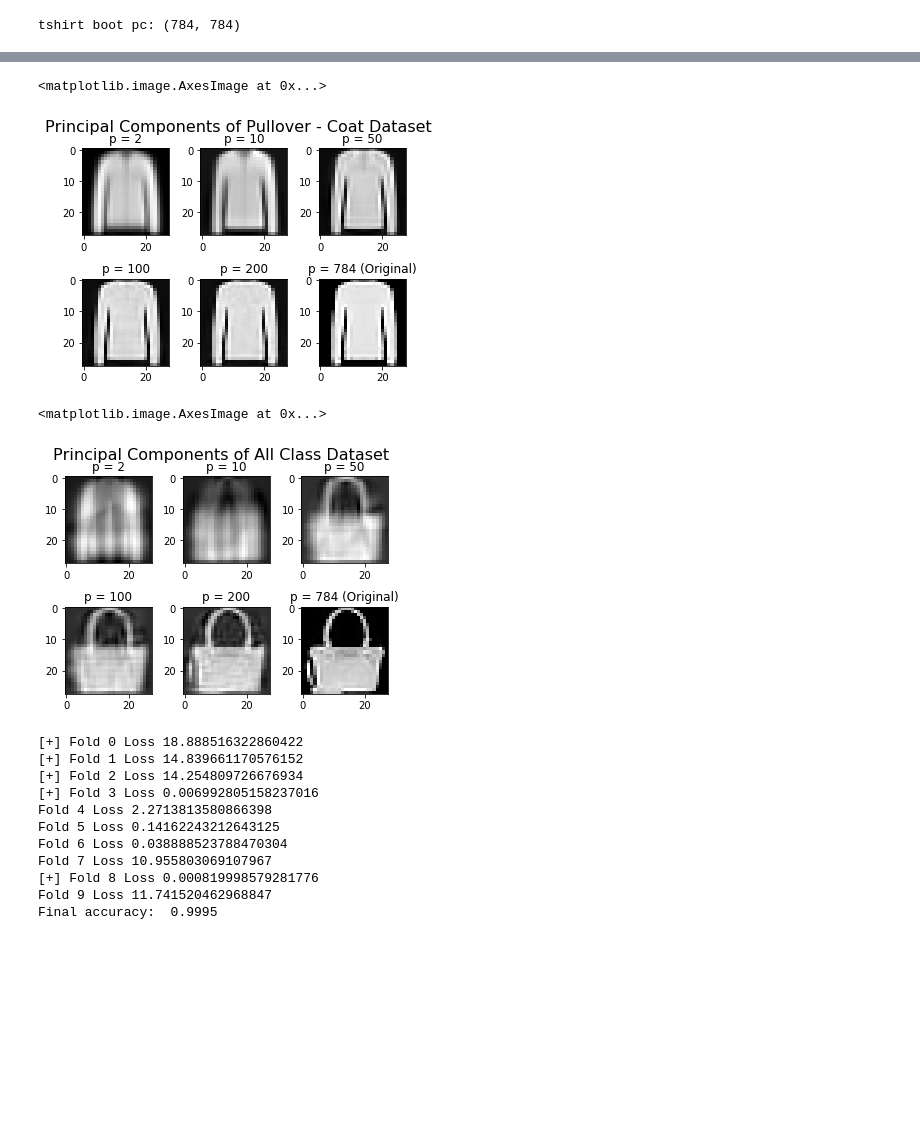
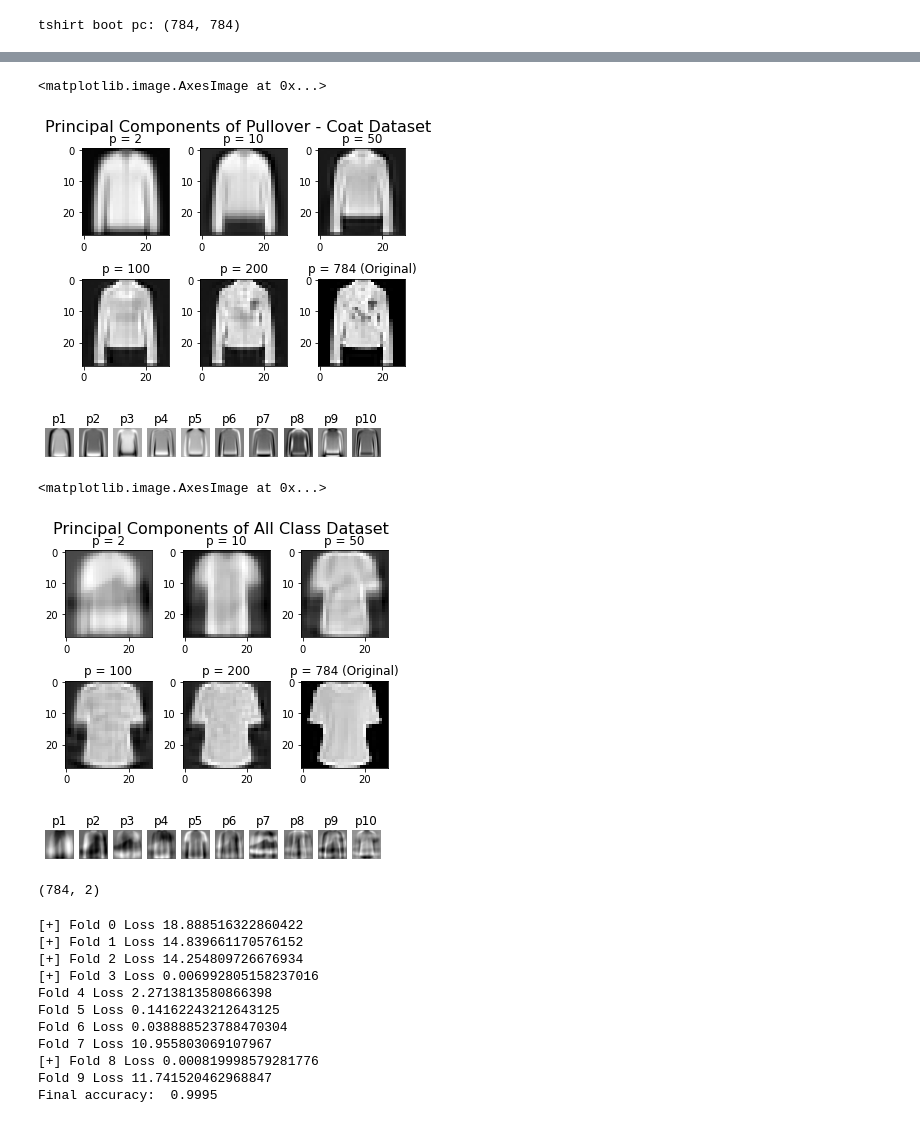
Before and after one commit to Zihaokong/DeepLearning, a Jupyter notebook: PA1/Programming Assignment 1.ipynb, the cells around one changed output, grey strips where cells are left out. Saved outputs shown, nothing was run; the diff lists cells and outputs as text; code cells hidden in the pictures; blank space fills up the shorter version.

```diff
--- a/PA1/Programming Assignment 1.ipynb
+++ b/PA1/Programming Assignment 1.ipynb
@@ -203,38 +232,110 @@ axs[1, 1].set_title('p = 200')
 axs[1, 1].imshow(pc_pullover_coat_200.reshape((28, 28)), cmap='gray')
 axs[1, 2].set_title('p = 784 (Original)')
 axs[1, 2].imshow(pc_pullover_coat_784.reshape((28, 28)), cmap='gray')
+
+fig, axs = plt.subplots(1, 10)
+# fig.suptitle('Top 10 PCs of Boots - T-Shirt Dataset', fontsize = 16)
+axs[0].set_title('p1')
+axs[0].axis('off')
+axs[0].imshow(pc_pullover_coat[:, 1].reshape((28, 28)), cmap='gray')
+axs[1].set_title('p2')
+axs[1].axis('off')
+axs[1].imshow(pc_pullover_coat[:, 2].reshape((28, 28)), cmap='gray')
+axs[2].set_title('p3')
+axs[2].axis('off')
+axs[2].imshow(pc_pullover_coat[:, 3].reshape((28, 28)), cmap='gray')
+axs[3].set_title('p4')
+axs[3].axis('off')
+axs[3].imshow(pc_pullover_coat[:, 4].reshape((28, 28)), cmap='gray')
+axs[4].set_title('p5')
+axs[4].axis('off')
+axs[4].imshow(pc_pullover_coat[:, 5].reshape((28, 28)), cmap='gray')
+axs[5].set_title('p6')
+axs[5].axis('off')
+axs[5].imshow(pc_pullover_coat[:, 6].reshape((28, 28)), cmap='gray')
+axs[6].set_title('p7')
+axs[6].axis('off')
+axs[6].imshow(pc_pullover_coat[:, 7].reshape((28, 28)), cmap='gray')
+axs[7].set_title('p8')
+axs[7].axis('off')
+axs[7].imshow(pc_pullover_coat[:, 8].reshape((28, 28)), cmap='gray')
+axs[8].set_title('p9')
+axs[8].axis('off')
+axs[8].imshow(pc_pullover_coat[:, 9].reshape((28, 28)), cmap='gray')
+axs[9].set_title('p10')
+axs[9].axis('off')
+axs[9].imshow(pc_pullover_coat[:, 10].reshape((28, 28)), cmap='gray')
 # %% [output]
 <matplotlib.image.AxesImage at 0x...>
-[figure, old version]
+[figure, new version]
+[figure, added]
 # %%
 # Visualize PCs for all classes
 sample_image = X_train_all_class[np.random.choice(len(X_train_all_class)), :]
 
 pc_all_class_2 = (sample_image @ pc_all_class[:, :2] @ pc_all_class[:, :2].T)
 pc_all_class_10 = (sample_image @ pc_all_class[:, :10] @ pc_all_class[:, :10].T)
 pc_all_class_50 = (sample_image @ pc_all_class[:, :50] @ pc_all_class[:, :50].T)
 pc_all_class_100 = (sample_image @ pc_all_class[:, :100] @ pc_all_class[:, :100].T)
 pc_all_class_200 = (sample_image @ pc_all_class[:, :200] @ pc_all_class[:, :200].T)
 pc_all_class_784 = (sample_image @ pc_all_class[:, :784] @ pc_all_class[:, :784].T)
 
 fig, axs = plt.subplots(2, 3)
 plt.subplots_adjust(hspace = 0.5)
 fig.suptitle('Principal Components of All Class Dataset', fontsize = 16)
 axs[0, 0].set_title('p = 2')
 axs[0, 0].imshow(pc_all_class_2.reshape((28, 28)), cmap='gray')
 axs[0, 1].set_title('p = 10')
 axs[0, 1].imshow(pc_all_class_10.reshape((28, 28)), cmap='gray')
 axs[0, 2].set_title('p = 50')
 axs[0, 2].imshow(pc_all_class_50.reshape((28, 28)), cmap='gray')
 axs[1, 0].set_title('p = 100')
 axs[1, 0].imshow(pc_all_class_100.reshape((28, 28)), cmap='gray')
 axs[1, 1].set_title('p = 200')
 axs[1, 1].imshow(pc_all_class_200.reshape((28, 28)), cmap='gray')
 axs[1, 2].set_title('p = 784 (Original)')
 axs[1, 2].imshow(pc_all_class_784.reshape((28, 28)), cmap='gray')
+
+fig, axs = plt.subplots(1, 10)
+# fig.suptitle('Top 10 PCs of Boots - T-Shirt Dataset', fontsize = 16)
+axs[0].set_title('p1')
+axs[0].axis('off')
+axs[0].imshow(pc_all_class[:, 1].reshape((28, 28)), cmap='gray')
+axs[1].set_title('p2')
+axs[1].axis('off')
+axs[1].imshow(pc_all_class[:, 2].reshape((28, 28)), cmap='gray')
+axs[2].set_title('p3')
+axs[2].axis('off')
+axs[2].imshow(pc_all_class[:, 3].reshape((28, 28)), cmap='gray')
+axs[3].set_title('p4')
+axs[3].axis('off')
+axs[3].imshow(pc_all_class[:, 4].reshape((28, 28)), cmap='gray')
+axs[4].set_title('p5')
+axs[4].axis('off')
+axs[4].imshow(pc_all_class[:, 5].reshape((28, 28)), cmap='gray')
+axs[5].set_title('p6')
+axs[5].axis('off')
+axs[5].imshow(pc_all_class[:, 6].reshape((28, 28)), cmap='gray')
+axs[6].set_title('p7')
+axs[6].axis('off')
+axs[6].imshow(pc_all_class[:, 7].reshape((28, 28)), cmap='gray')
+axs[7].set_title('p8')
+axs[7].axis('off')
+axs[7].imshow(pc_all_class[:, 8].reshape((28, 28)), cmap='gray')
+axs[8].set_title('p9')
+axs[8].axis('off')
+axs[8].imshow(pc_all_class[:, 9].reshape((28, 28)), cmap='gray')
+axs[9].set_title('p10')
+axs[9].axis('off')
+axs[9].imshow(pc_all_class[:, 10].reshape((28, 28)), cmap='gray')
 # %% [output]
 <matplotlib.image.AxesImage at 0x...>
-[figure, old version]
+[figure, new version]
+[figure, added]
+# %%
+pc_all_class[:, :2].shape
+# %% [output]
+(784, 2)
 # %%
 # Logistic regression via stochastic gradient descent
 
```
Also changed, not shown: parts of 7 cells of this notebook, 7 other files.
